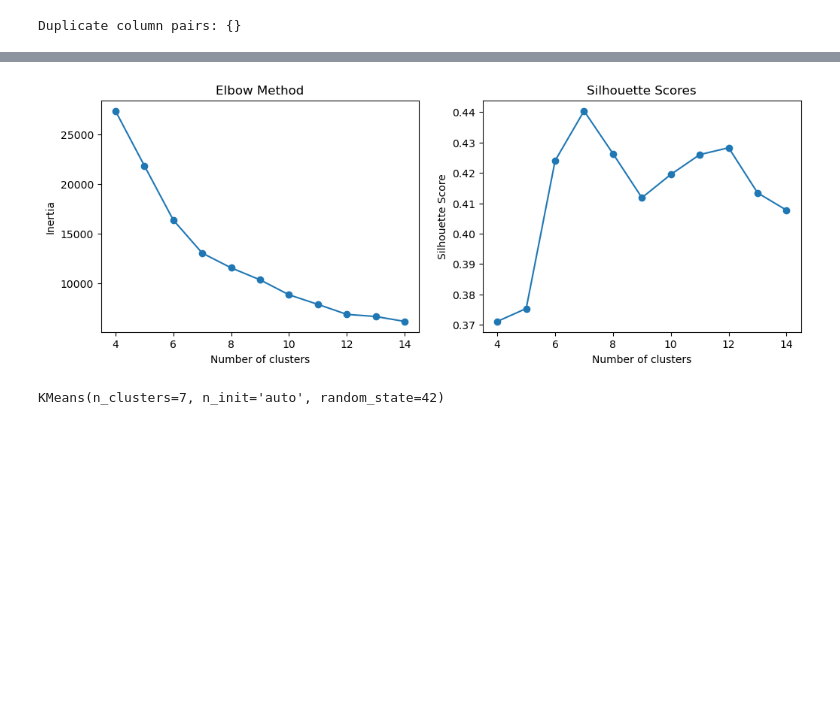
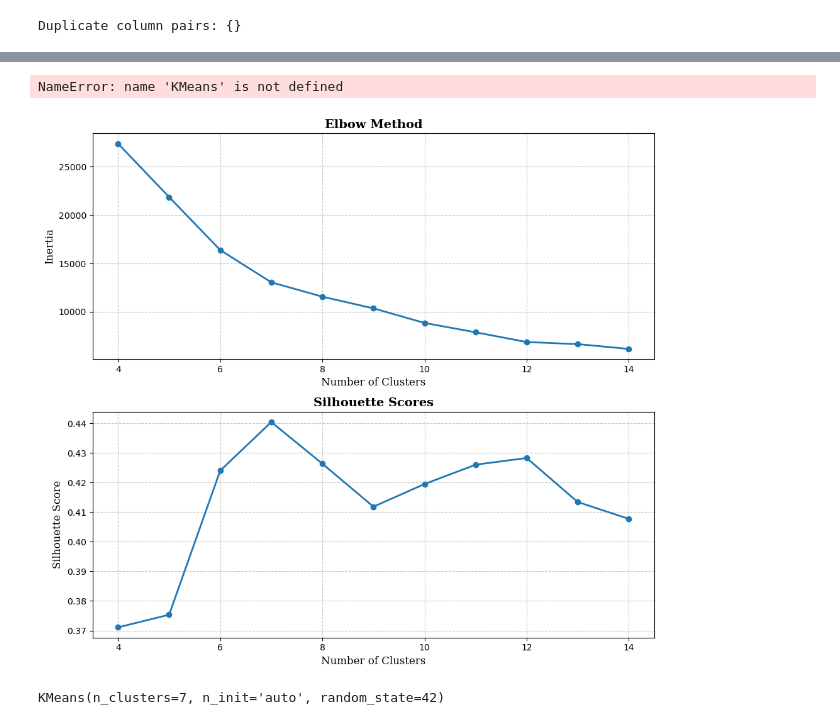
Before and after one commit to ninae555/data_mining_project, a Jupyter notebook: Modeling/dc_building_permits_analysis.ipynb, the cells around one changed output, grey strips where cells are left out. Cells and saved outputs as stored; diff of their text form; code cells hidden in the pictures; blank space fills up the shorter version.

```diff
--- a/Modeling/dc_building_permits_analysis.ipynb
+++ b/Modeling/dc_building_permits_analysis.ipynb
@@ -94,15 +178,24 @@ building_permits.dropna(axis=1, how='all', inplace=True)
 # %%
 # Remove unnecessary columns
 columns_to_drop = [
-    "OBJECTID", # Not Useful in the analysis
-    "GLOBALID", # Not Useful in the analysis
-    "CREATED_USER", # Not Useful in the analysis
-    "LAST_EDITED_USER", # Not Useful in the analysis
-    'DCRAINTERNALNUMBER', # Not Useful in the analysis
-    'APPLICATION_STATUS_NAME', # As we are keeping obeservations APPLICATION_STATUS_NAME == 'Permit Issued'
-    'BUSINESSIMPROVEMENTDISTRICT', # mostly nulls
-    'CREATED_DATE', # it is the csv file generation date which is not useful
-    'LAST_EDITED_DATE', # it is the csv file generation date which is not useful
+    # "X",
+    # "Y",
+    # "XCOORD",
+    # "YCOORD",
+    "OBJECTID",  # Not Useful in the analysis
+    "GLOBALID",  # Not Useful in the analysis
+    "CREATED_USER",  # Not Useful in the analysis
+    "LAST_EDITED_USER",  # Not Useful in the analysis
+    "APPLICATION_STATUS_NAME",  # As we are keeping obeservations APPLICATION_STATUS_NAME == 'Permit Issued'
+    "BUSINESSIMPROVEMENTDISTRICT",  # mostly nulls
+    "CREATED_DATE",  # it is the csv file generation date which is not useful
+    "LAST_EDITED_DATE",  # it is the csv file generation date which is not useful
+    "MARADDRESSREPOSITORYID", # removed as it's an internal address repository ID that does not provide useful information for predicting construction duration.
+    "ANC", # removed because it represents Advisory Neighborhood Commissions, which are smaller than wards and provide similar location information. We decided to use wards for simplicity.
+    "SMD", # removed because it represents Single Member Districts, which are smaller than wards and provide similar location information. We decided to use wards for simplicity.
+    "PSA", # removed because it represents Police Service Areas, which are unrelated to construction duration
+    "FULL_ADDRESS", # removed because it is the exact address where the construction is happpening not using
+    'NEIGHBORHOODCLUSTER', # as they are smaller than wards and provide similar location information. We decided to use wards for simplicity.
 ]
 building_permits.drop(columns=columns_to_drop, inplace=True)
 # %%
@@ -215,7 +356,7 @@ scaled_coordinates = scaler.fit_transform(coordinates)
 # %%
 inertia_values = []
 silhouette_scores = []
-k_range = range(4, 15)  # Test K values from 4 to 15
+k_range = range(4, 15)  # Test K values from 4 to 14
 
 for k in k_range:
     kmeans = KMeans(n_clusters=k, random_state=42, n_init='auto')
@@ -224,21 +365,27 @@ for k in k_range:
     silhouette_scores.append(
         silhouette_score(scaled_coordinates, kmeans.labels_)
     )
-
-# Plot the inertia values and silhouette scores
-fig, (ax1, ax2) = plt.subplots(1, 2, figsize=(12, 4))
-ax1.plot(k_range, inertia_values, marker="o")
-ax1.set_xlabel("Number of clusters")
-ax1.set_ylabel("Inertia")
-ax1.set_title("Elbow Method")
-
-ax2.plot(k_range, silhouette_scores, marker="o")
-ax2.set_xlabel("Number of clusters")
-ax2.set_ylabel("Silhouette Score")
-ax2.set_title("Silhouette Scores")
-plt.show()
 # %% [output]
-[figure, removed]
+NameError: name 'KMeans' is not defined
+# %%
+fig, (ax1, ax2) = plt.subplots(2, 1, figsize=(10, 9))
+
+ax1.plot(k_range, inertia_values, marker="o", linewidth=2)
+ax1.set_xlabel("Number of Clusters", fontsize=12, fontfamily='serif')
+ax1.set_ylabel("Inertia", fontsize=12, fontfamily='serif')
+ax1.set_title("Elbow Method", fontsize=14, fontweight='bold', fontfamily='serif')
+ax1.grid(linestyle='--', alpha=0.7)
+
+ax2.plot(k_range, silhouette_scores, marker="o", linewidth=2)
+ax2.set_xlabel("Number of Clusters", fontsize=12, fontfamily='serif')
+ax2.set_ylabel("Silhouette Score", fontsize=12, fontfamily='serif')
+ax2.set_title("Silhouette Scores", fontsize=14, fontweight='bold', fontfamily='serif')
+ax2.grid(linestyle='--', alpha=0.7)
+
+plt.tight_layout()
+plt.show()
+# %% [output]
+[figure, added]
 # %%
 optimal_k = 7  # the optimal K based on the Elbow method and Silhouette score
 kmeans = KMeans(n_clusters=optimal_k, random_state=42, n_init='auto')
```
Also changed, not shown: parts of 22 cells of this notebook, 1 other file.
